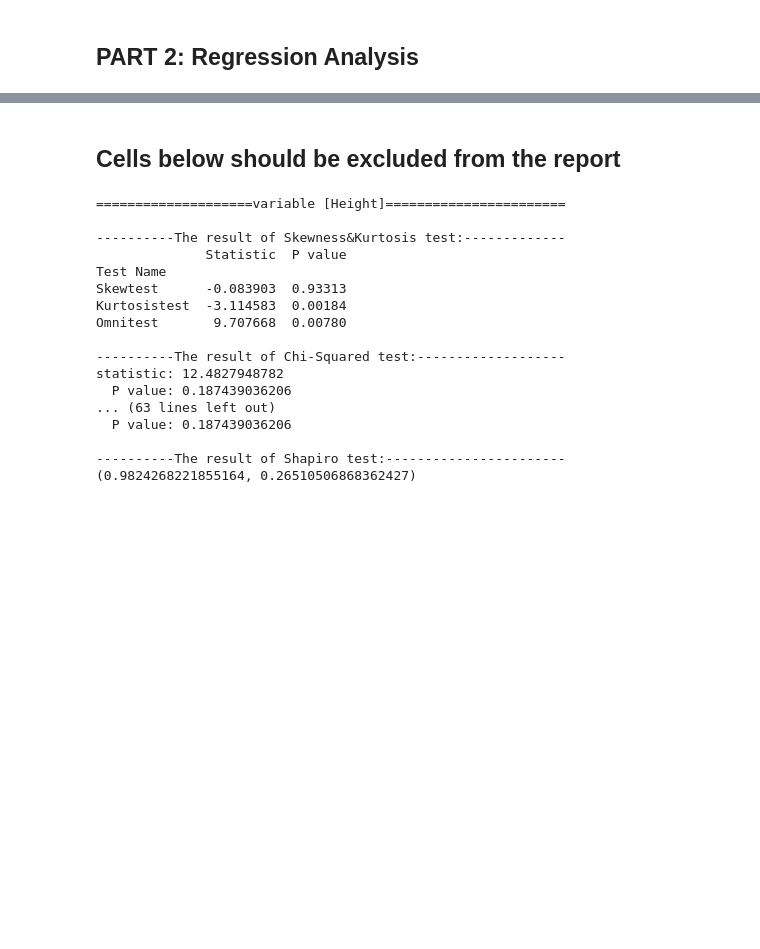
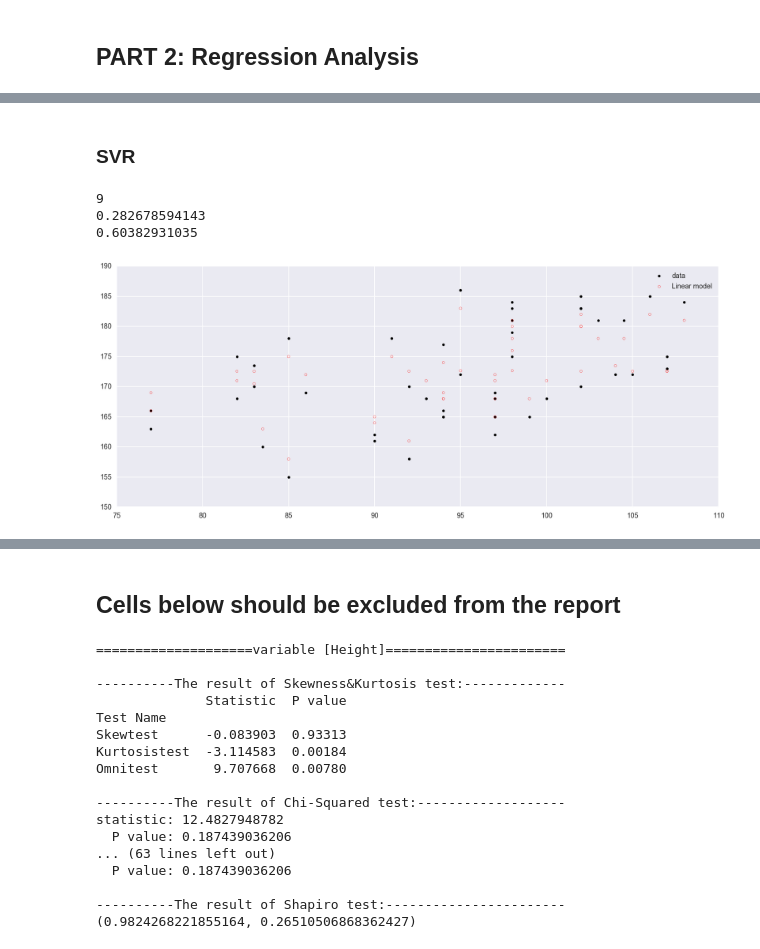
Before and after one commit to brillliantz/Statistics, a Jupyter notebook: EDA_and_Regression_on_Height.ipynb, the cells around one changed output, grey strips where cells are left out. Saved outputs shown, nothing was run; the diff lists cells and outputs as text; code cells hidden in the pictures; blank space fills up the shorter version.

```diff
--- a/EDA_and_Regression_on_Height.ipynb
+++ b/EDA_and_Regression_on_Height.ipynb
@@ -390,0 +505,20 @@ for col, ser in raw_male.iteritems():
+# %% [markdown]
+### SVR
+# %%
+rgsr_svr = skl.svm.SVR(kernel='rbf', gamma='auto', C=100, epsilon=3)
+res_svr = rgsr_svr.fit(X_train, Y_train)
+# %%
+for myc in np.arange(15, 16, 1):
+    rgsr_svr = skl.svm.SVR(kernel='rbf', gamma='auto', C=myc, epsilon=3)
+    res_svr = rgsr_svr.fit(X_train.ix[::2, :], Y_train.ix[::2])
+    print len(res_svr.support_vectors_)
+    print res_svr.score(X_train, Y_train)
+    print res_svr.score(X_train.ix[1::2], Y_train.ix[1::2])
+# %% [output]
+9
+0.282678594143
+0.60382931035
+# %%
+plot_fit(res_svr, X_train.ix[1::2], Y_train.ix[1::2], n=2)
+# %% [output]
+[figure, added]
```
Also changed, not shown: parts of 29 cells of this notebook.
